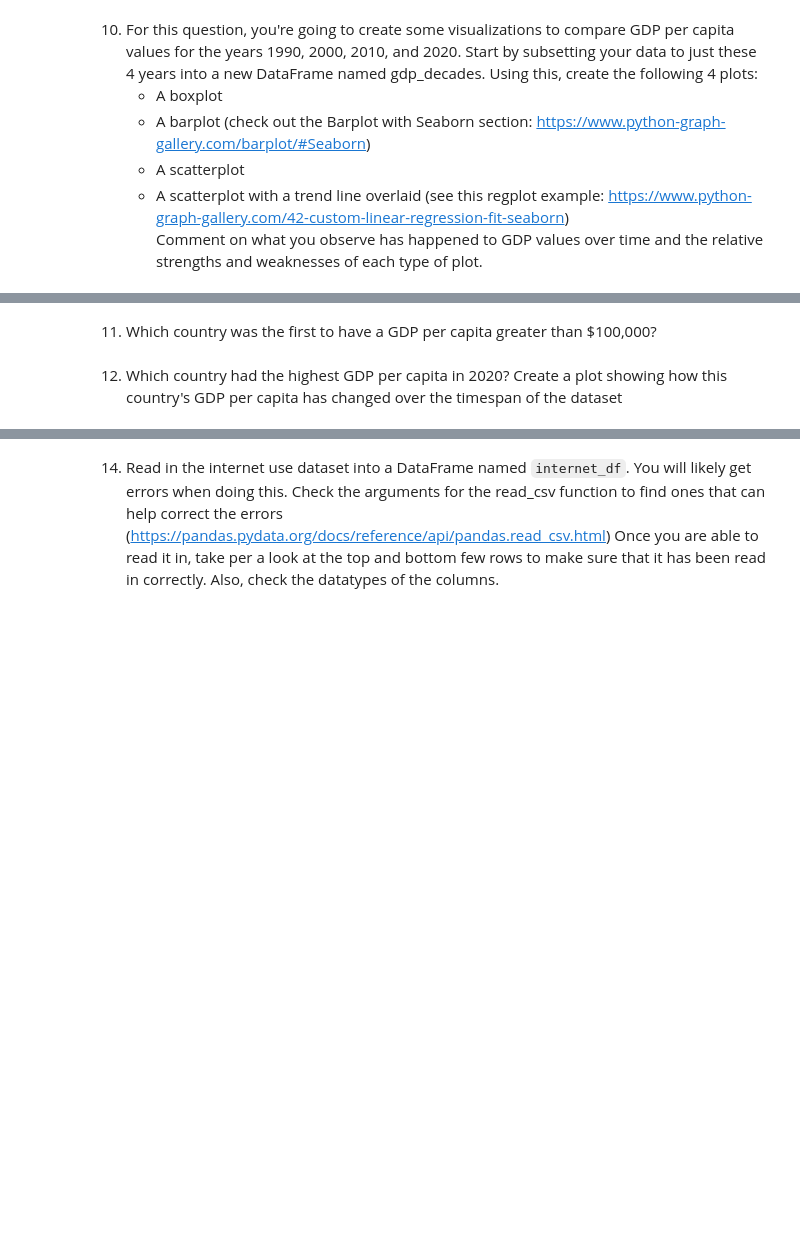
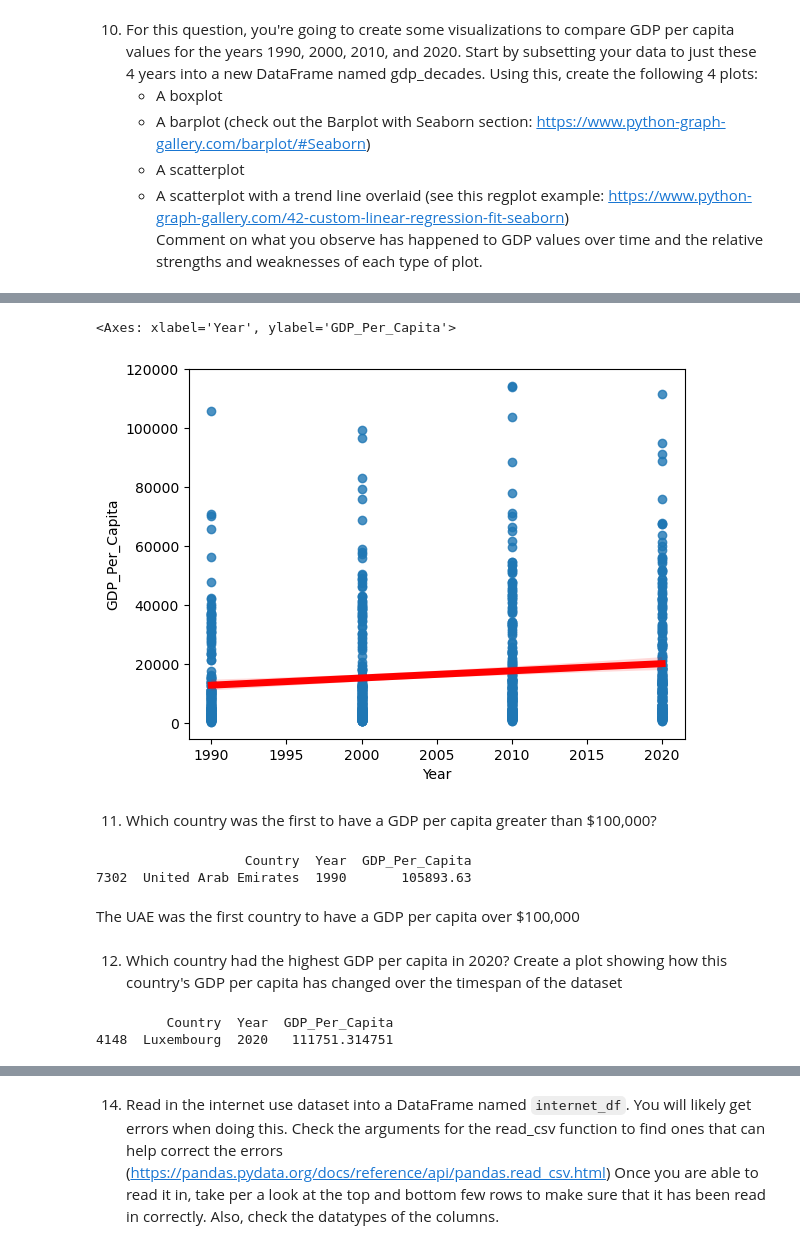
Before and after one commit to NSS-Data-Analytics-Cohort-10/gdp-and-internet-usage-emmydoore, a Jupyter notebook: notebooks/gdp-and-internet-usage.ipynb, the cells around one changed output, grey strips where cells are left out. Saved outputs shown, nothing was run; the diff lists cells and outputs as text; code cells hidden in the pictures; blank space fills up the shorter version.

```diff
--- a/notebooks/gdp-and-internet-usage.ipynb
+++ b/notebooks/gdp-and-internet-usage.ipynb
@@ -227,4 +229,24 @@ plt.title('GDP Per Capita by Decade')
+# %%
+#scatterplot with a trend line
+sns.regplot(x='Year',y='GDP_Per_Capita',data=gdp_decades,line_kws = {"color": "red","lw":5})
+# %% [output]
+<Axes: xlabel='Year', ylabel='GDP_Per_Capita'>
+[figure, added]
 # %% [markdown]
 11. Which country was the first to have a GDP per capita greater than $100,000?
+# %%
+gdp_100k=gdp_df[gdp_df['GDP_Per_Capita']>100000]
+print(round(gdp_100k.sort_values(['Year','Country'],ascending=[True,True]).head(1),2))
+# %% [output]
+                   Country  Year  GDP_Per_Capita
+7302  United Arab Emirates  1990       105893.63
+# %% [markdown]
+The UAE was the first country to have a GDP per capita over $100,000
 # %% [markdown]
 12. Which country had the highest GDP per capita in 2020? Create a plot showing how this country's GDP per capita has changed over the timespan of the dataset
+# %%
+highest_gdp_2020=gdp_2020.sort_values(['GDP_Per_Capita'],ascending=False).head(1)
+print(highest_gdp_2020)
+# %% [output]
+         Country  Year  GDP_Per_Capita
+4148  Luxembourg  2020   111751.314751
```
Also changed, not shown: parts of 36 cells of this notebook.
